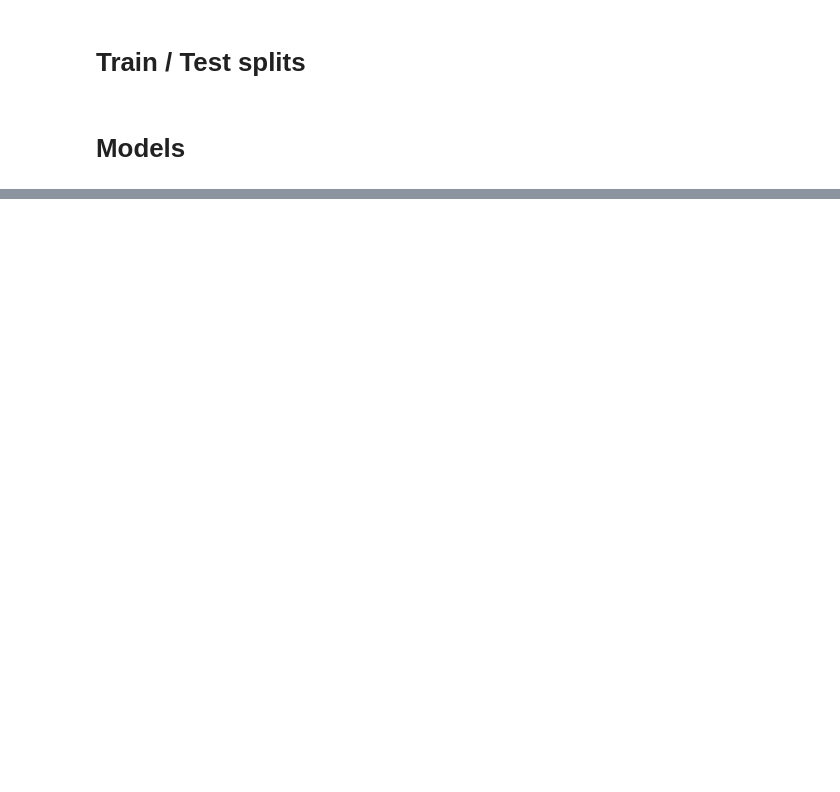
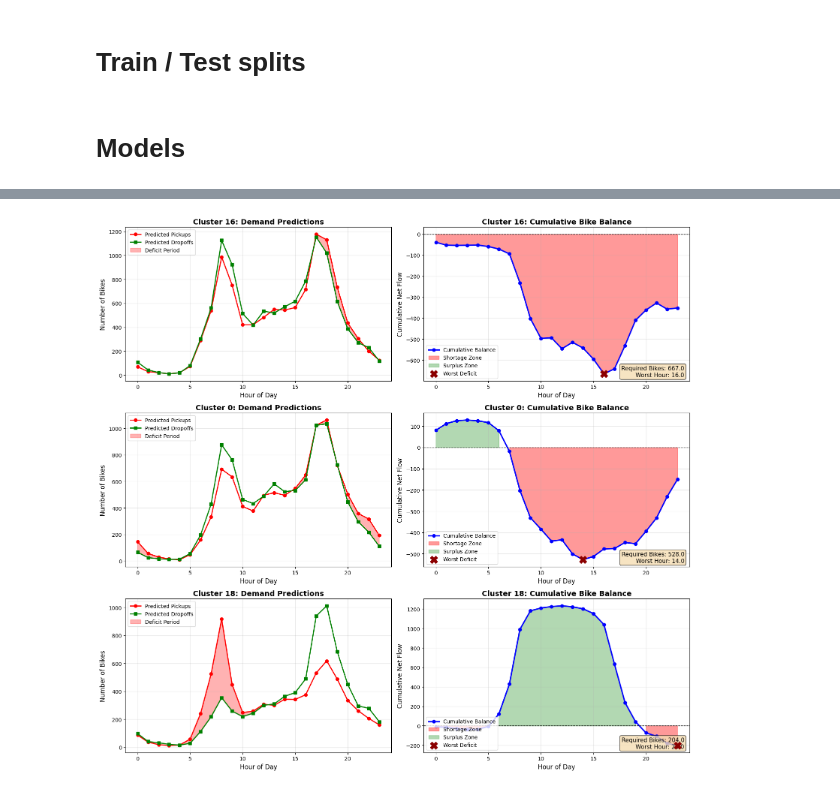
Before and after one commit to jsp566/Intro-to-Business-Analytics-project, a Jupyter notebook: Prediction_Challenge.ipynb, the cells around one changed output, grey strips where cells are left out. Saved outputs shown, nothing was run; the diff lists cells and outputs as text; code cells hidden in the pictures; blank space fills up the shorter version.

```diff
--- a/Prediction_Challenge.ipynb
+++ b/Prediction_Challenge.ipynb
@@ -192,7 +191,8 @@ def add_time_features(hourly_data):
     df['day_of_week'] = df.index.dayofweek
     df['month'] = df.index.month
     df['is_weekend'] = (df['day_of_week'] >= 5).astype(int)
-    df['is_rush_hour'] = df['hour_of_day'].isin([7, 8, 9, 17, 18, 19]).astype(int)
+    # Assuming you have a 'day_of_week' column (0=Monday, 6=Sunday)
+    df['is_rush_hour'] = (df['hour_of_day'].isin([7, 8, 9, 17, 18, 19]) & df['day_of_week'] < 5).astype(int)
     return df
 
 def add_lag_features(hourly_data, target_col):
@@ -361,0 +488,13 @@ print("\n", results_df)
+# %%
+# Calculate repositioning requirements for all clusters
+repositioning_df = compute_repositioning_for_all_clusters(all_predictions, selected_clusters)
+
+print("\n" + "="*80)
+print("OVERNIGHT BIKE REPOSITIONING PLAN")
+print("="*80)
+print(repositioning_df[['cluster_id', 'required_bikes', 'worst_deficit_hour', 'net_daily_flow']])
+print(f"\nTotal bikes to reposition across all clusters: {repositioning_df['required_bikes'].sum()}")
+print("\nCluster Analysis:")
+for _, row in repositioning_df.iterrows():
+    flow_type = "net exporter" if row['net_daily_flow'] > 0 else "net receiver"
+    print(f"  Cluster {row['cluster_id']}: {row['required_bikes']} bikes needed, {flow_type}")
@@ -361,0 +516,63 @@ print("\n", results_df)
+# %%
+# Visualize repositioning strategy for each cluster
+fig, axes = plt.subplots(len(selected_clusters), 2, figsize=(16, 5*len(selected_clusters)))
+
+for idx, cluster_id in enumerate(selected_clusters):
+    # Get predictions and calculate flows
+    preds = all_predictions[cluster_id].copy()
+    preds['net_flow'] = preds['pickups_pred'] - preds['dropoffs_pred']
+    preds['cumulative_flow'] = preds['net_flow'].cumsum()
+
+    # Get repositioning info
+    repo_info = repositioning_df[repositioning_df['cluster_id'] == cluster_id].iloc[0]
+
+    # LEFT PLOT: Pickups vs Dropoffs
+    axes[idx, 0].plot(preds['hour'], preds['pickups_pred'],
+                      marker='o', label='Predicted Pickups', color='red', linewidth=2)
+    axes[idx, 0].plot(preds['hour'], preds['dropoffs_pred'],
+                      marker='s', label='Predicted Dropoffs', color='green', linewidth=2)
+    axes[idx, 0].fill_between(preds['hour'], preds['pickups_pred'], preds['dropoffs_pred'],
+                              where=(preds['pickups_pred'] > preds['dropoffs_pred']),
+                              alpha=0.3, color='red', label='Deficit Period')
+    axes[idx, 0].set_title(f'Cluster {cluster_id}: Demand Predictions', fontsize=14, fontweight='bold')
+    axes[idx, 0].set_xlabel('Hour of Day', fontsize=12)
+    axes[idx, 0].set_ylabel('Number of Bikes', fontsize=12)
+    axes[idx, 0].legend(loc='upper left')
+    axes[idx, 0].grid(True, alpha=0.3)
+
+    # RIGHT PLOT: Cumulative Flow
+    axes[idx, 1].plot(preds['hour'], preds['cumulative_flow'],
+                     marker='o', linewidth=2.5, color='blue', label='Cumulative Balance')
+    axes[idx, 1].axhline(y=0, color='black', linestyle='--', linewidth=1)
+    axes[idx, 1].fill_between(preds['hour'], preds['cumulative_flow'], 0,
+                             where=(preds['cumulative_flow'] < 0),
+                             color='red', alpha=0.4, label='Shortage Zone')
+    axes[idx, 1].fill_between(preds['hour'], preds['cumulative_flow'], 0,
+                             where=(preds['cumulative_flow'] >= 0),
+                             color='green', alpha=0.3, label='Surplus Zone')
+
+    # Mark worst deficit point
+    worst_idx = preds['cumulative_flow'].idxmin()
+    axes[idx, 1].scatter(preds.loc[worst_idx, 'hour'], preds.loc[worst_idx, 'cumulative_flow'],
+                        s=200, color='darkred', marker='X', zorder=5, label='Worst Deficit')
+
+    axes[idx, 1].set_title(f'Cluster {cluster_id}: Cumulative Bike Balance',
+                          fontsize=14, fontweight='bold')
+    axes[idx, 1].set_xlabel('Hour of Day', fontsize=12)
+    axes[idx, 1].set_ylabel('Cumulative Net Flow', fontsize=12)
+    axes[idx, 1].legend(loc='lower left')
+    axes[idx, 1].grid(True, alpha=0.3)
+
+    # Add annotation box
+    textstr = f'Required Bikes: {repo_info["required_bikes"]}\n'
+    textstr += f'Worst Hour: {repo_info["worst_deficit_hour"]}'
+    props = dict(boxstyle='round', facecolor='wheat', alpha=0.8)
+    axes[idx, 1].text(0.98, 0.02, textstr, transform=axes[idx, 1].transAxes,
+                     fontsize=11, verticalalignment='bottom', horizontalalignment='right',
+                     bbox=props)
+
+plt.tight_layout()
+plt.savefig('repositioning_analysis.png', dpi=300, bbox_inches='tight')
+plt.show()
+# %% [output]
+[figure, added]
```
Also changed, not shown: parts of 13 cells of this notebook, 1 other file.
